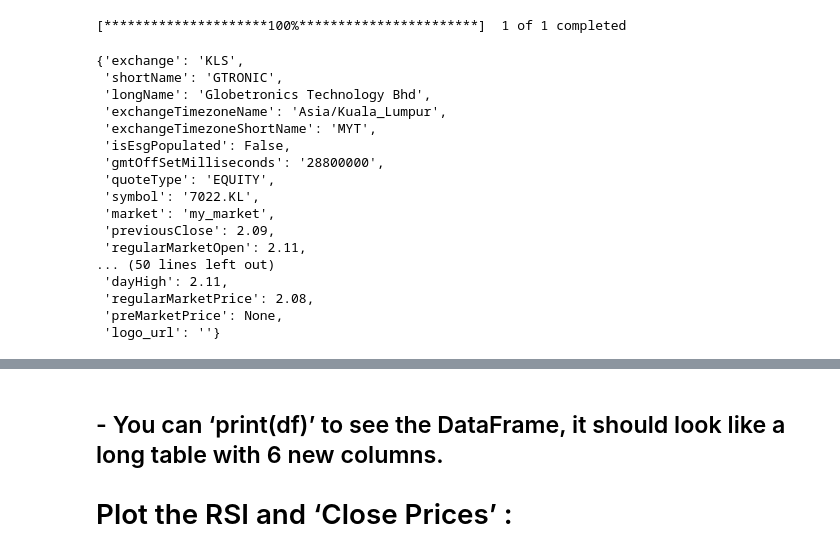
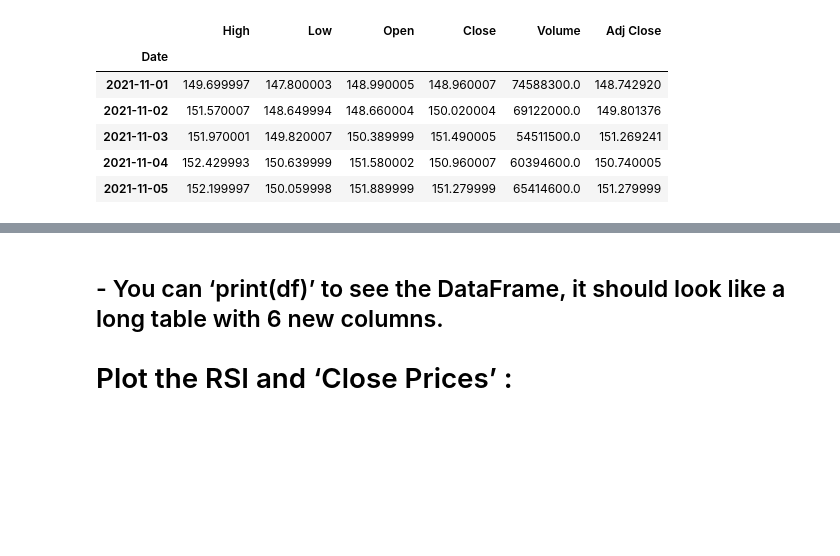
Before and after one commit to Callyong/Trading_Study, a Jupyter notebook: RSI_Sample_works.ipynb, the cells around one changed output, grey strips where cells are left out. Saved outputs shown, nothing was run; the diff lists cells and outputs as text; code cells hidden in the pictures; blank space fills up the shorter version.

```diff
--- a/RSI_Sample_works.ipynb
+++ b/RSI_Sample_works.ipynb
@@ -9,36 +8,22 @@ from datetime import datetime
 # %%
-ticker = '7022.kl'
-KL0200 = yf.Ticker(ticker)
+ticker = 'aapl'
 # Last 3 years closing prices starting from Jan 2, 2018.
 
 now = dt.datetime.now()
 startyear = 2018
 startmonth = 1
 startday = 2
 start = dt.datetime(startyear, startmonth, startday)
-interval_ = '1d'
-df = yf.download(ticker, start, now, interval = interval_)
-#df = pdr.get_data_yahoo(ticker, start, now)
-KL0200.info
+df = pdr.get_data_yahoo(ticker, start, now)
+df.tail()
 # %% [output]
-[*********************100%***********************]  1 of 1 completed
-{'exchange': 'KLS',
- 'shortName': 'GTRONIC',
- 'longName': 'Globetronics Technology Bhd',
- 'exchangeTimezoneName': 'Asia/Kuala_Lumpur',
- 'exchangeTimezoneShortName': 'MYT',
- 'isEsgPopulated': False,
- 'gmtOffSetMilliseconds': '28800000',
- 'quoteType': 'EQUITY',
- 'symbol': '7022.KL',
- 'market': 'my_market',
- 'previousClose': 2.09,
- 'regularMarketOpen': 2.11,
-... (50 lines left out)
- 'dayHigh': 2.11,
- 'regularMarketPrice': 2.08,
- 'preMarketPrice': None,
- 'logo_url': ''}
+|  | High | Low | Open | Close | Volume | Adj Close |
+| Date |  |  |  |  |  |  |
+| 2021-11-01 | 149.699997 | 147.800003 | 148.990005 | 148.960007 | 74588300.0 | 148.742920 |
+| 2021-11-02 | 151.570007 | 148.649994 | 148.660004 | 150.020004 | 69122000.0 | 149.801376 |
+| 2021-11-03 | 151.970001 | 149.820007 | 150.389999 | 151.490005 | 54511500.0 | 151.269241 |
+| 2021-11-04 | 152.429993 | 150.639999 | 151.580002 | 150.960007 | 60394600.0 | 150.740005 |
+| 2021-11-05 | 152.199997 | 150.059998 | 151.889999 | 151.279999 | 65414600.0 | 151.279999 |
 # %%
 ## 14_Day RSI
 df['Up Move'] = np.nan
```
Also changed, not shown: parts of 11 cells of this notebook, 2 other files.
